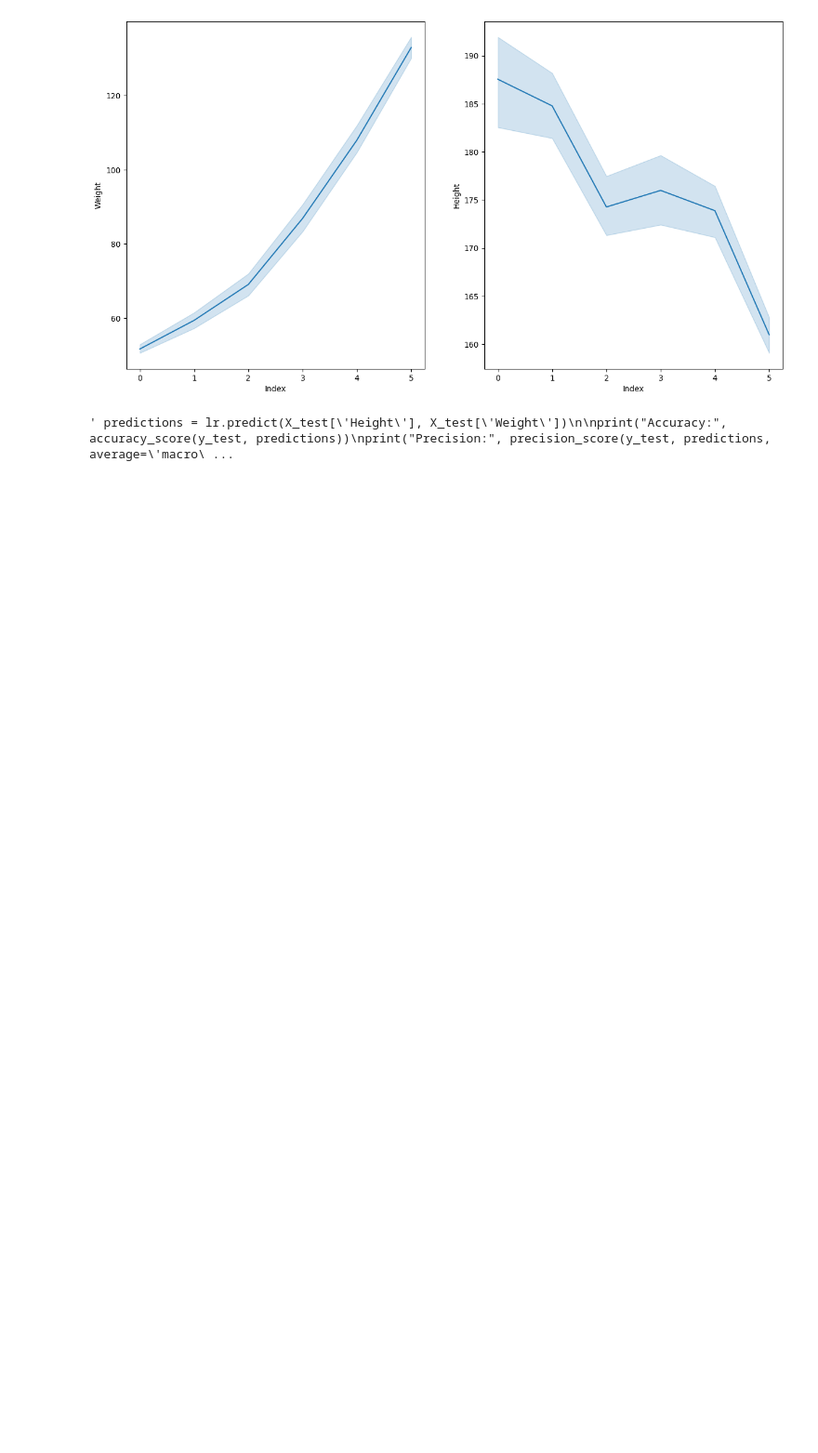
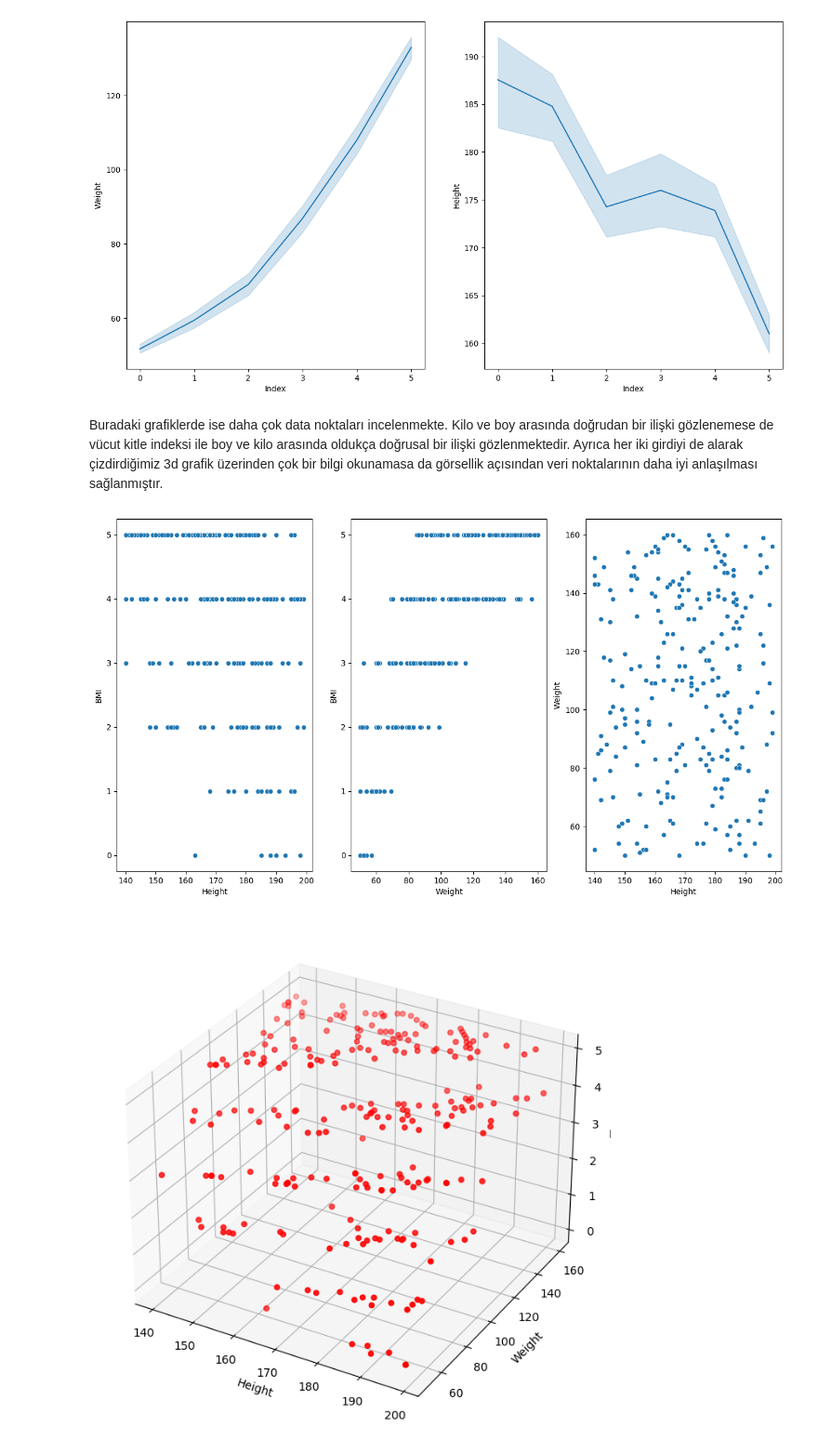
Before and after one commit to hasantann/YAP470, a Jupyter notebook: Ödev2/report.ipynb, the cells around one changed output. Shown: that part at 93% size. Cells and saved outputs as stored; diff of their text form; code cells hidden in the pictures; blank space fills up the shorter version.

```diff
--- a/Ödev2/report.ipynb
+++ b/Ödev2/report.ipynb
@@ -50,17 +55,37 @@ sns.lineplot(x=data['Index'], y=data['Height'], ax=ax[1])
 plt.show()
 # %% [output]
 [figure]
-# %%
-lr = LinearRegression(learning_rate=0.000005, num_epochs=1000)
-X = data[['Height', 'Weight']]
-y = data['Index']
-X_train, X_test, y_train, y_test = train_test_split(X, y, test_size=0.5, random_state=42)
-#lr.fit(X_train['Height'], X_train['Weight'], y_train)
-""" predictions = lr.predict(X_test['Height'], X_test['Weight'])
-
-print("Accuracy:", accuracy_score(y_test, predictions))
-print("Precision:", precision_score(y_test, predictions, average='macro'))
-print("Recall:", recall_score(y_test, predictions, average='macro'))
-print("F1 Score:", f1_score(y_test, predictions, average='macro')) """
-# %% [output]
-' predictions = lr.predict(X_test[\'Height\'], X_test[\'Weight\'])\n\nprint("Accuracy:", accuracy_score(y_test, predictions))\nprint("Precision:", precision_score(y_test, predictions, average=\'macro\ ...
+# %% [markdown]
+Buradaki grafiklerde ise daha çok data noktaları incelenmekte. Kilo ve boy arasında doğrudan bir ilişki gözlenemese de vücut kitle indeksi ile boy ve kilo arasında oldukça doğrusal bir ilişki gözlenmektedir.
+Ayrıca her iki girdiyi de alarak çizdirdiğimiz 3d grafik üzerinden çok bir bilgi okunamasa da görsellik açısından veri noktalarının daha iyi anlaşılması sağlanmıştır.
+# %%
+data_list = data.values.tolist()
+X = [row[:2]for row in data_list]
+y = [row[2:3]for row in data_list]
+y = [item for sublist in y for item in sublist]
+X_train, X_test, y_train, y_test = train_test_split(X, y, test_size=0.5, random_state=42)
+height = [row[0]for row in X_train]
+weight = [row[1]for row in X_train]
+
+fig, ax= plt.subplots(1,3, figsize=(15,8))
+sns.scatterplot(x=height, y=y_train, ax=ax[0])
+ax[0].set_xlabel('Height')
+ax[0].set_ylabel('BMI')
+sns.scatterplot(x=weight, y=y_train, ax=ax[1])
+ax[1].set_xlabel('Weight')
+ax[1].set_ylabel('BMI')
+sns.scatterplot(x=height, y=weight, ax=ax[2])
+ax[2].set_xlabel('Height')
+ax[2].set_ylabel('Weight')
+plt.show()
+
+fig = plt.figure(figsize=(10, 8))
+ax = fig.add_subplot(111, projection='3d')
+ax.scatter(height, weight, y_train, c='r', marker='o')
+ax.set_xlabel('Height')
+ax.set_ylabel('Weight')
+ax.set_zlabel('BMI')
+plt.show()
+# %% [output]
+[figure, added]
+[figure, added]
```
Also changed, not shown: parts of 10 cells of this notebook, 1 other file.
